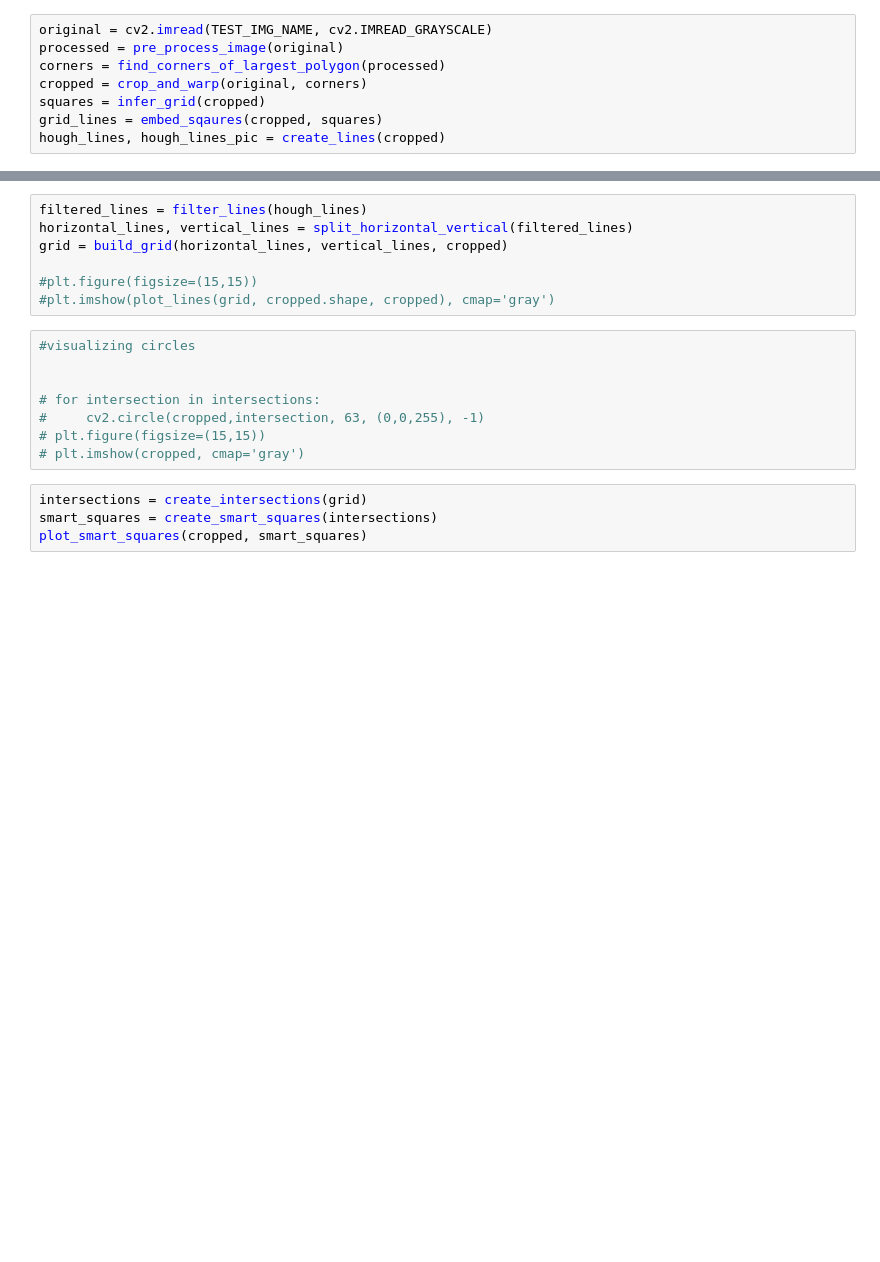
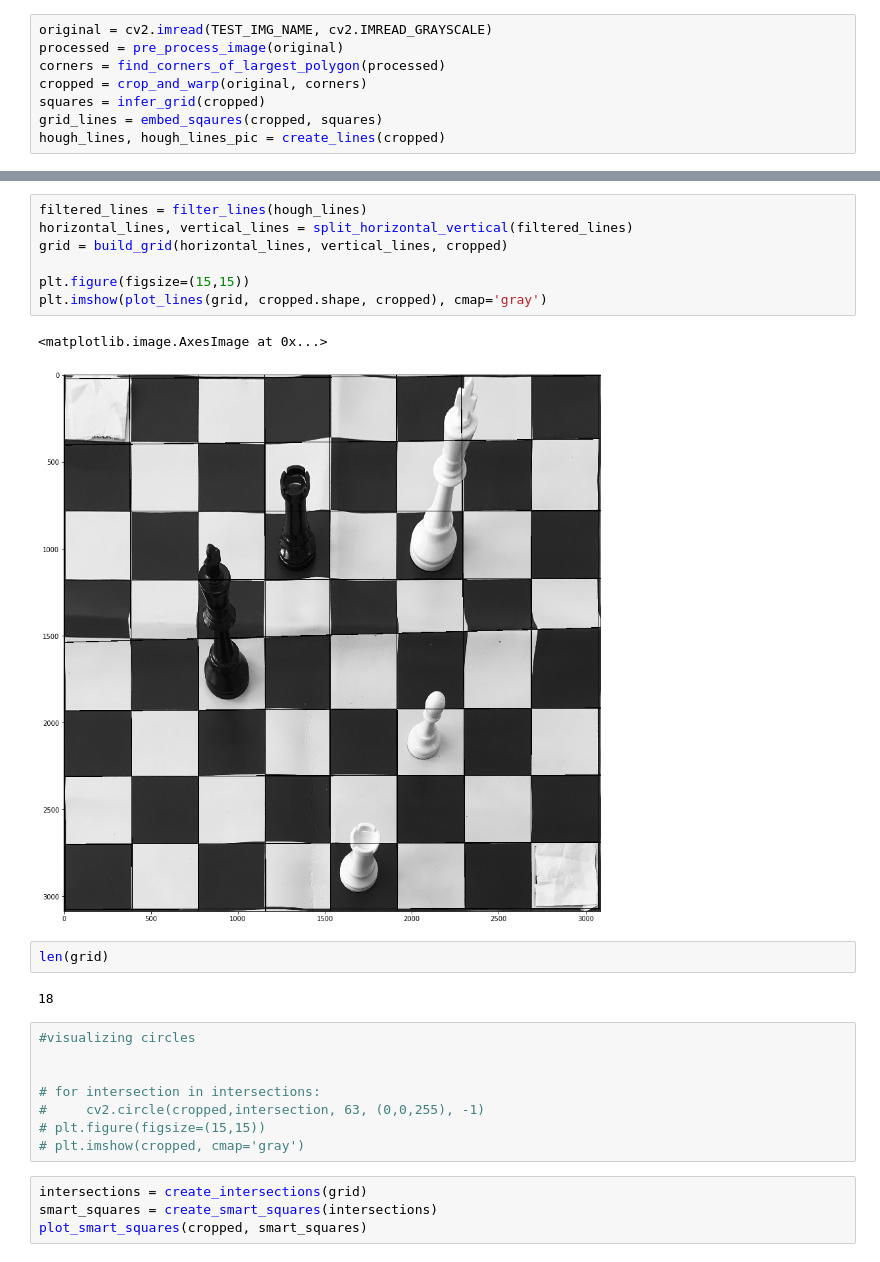
Before and after one commit to xtreemtg/chess_cheaters, a Jupyter notebook: Board_recognizer.ipynb, the cells around one changed output, grey strips where cells are left out. Cells and saved outputs as stored; diff of their text form; blank space fills up the shorter version.

```diff
--- a/Board_recognizer.ipynb
+++ b/Board_recognizer.ipynb
@@ -293,10 +293,17 @@ plt.show()
 # %%
 filtered_lines = filter_lines(hough_lines)
 horizontal_lines, vertical_lines = split_horizontal_vertical(filtered_lines)
 grid = build_grid(horizontal_lines, vertical_lines, cropped)
 
-#plt.figure(figsize=(15,15))
-#plt.imshow(plot_lines(grid, cropped.shape, cropped), cmap='gray')
+plt.figure(figsize=(15,15))
+plt.imshow(plot_lines(grid, cropped.shape, cropped), cmap='gray')
+# %% [output]
+<matplotlib.image.AxesImage at 0x...>
+[figure, added]
+# %%
+len(grid)
+# %% [output]
+18
 # %%
 #visualizing circles
 
```
Also changed, not shown: parts of 13 cells of this notebook, 1 other file.
